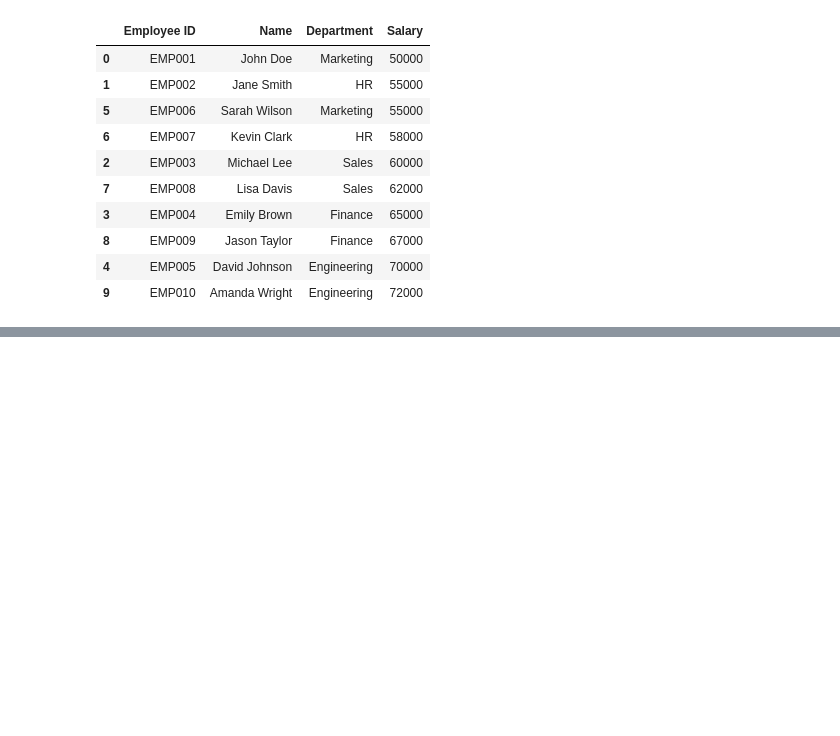
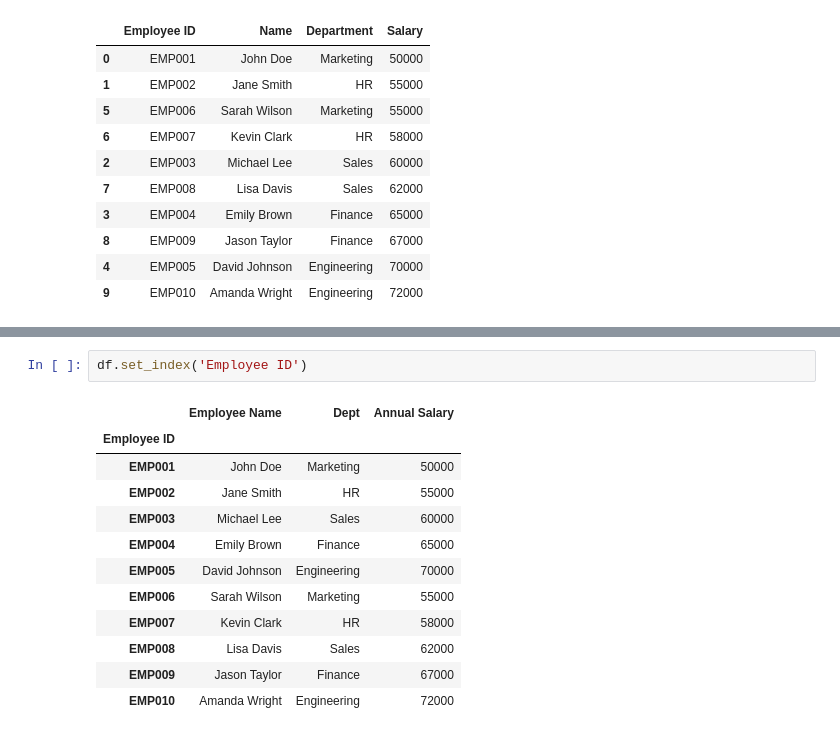
Before and after one commit to akthematrixsriker/Data-Analysis-Pandas, a Jupyter notebook: EmpData.ipynb, the cells around one changed output, grey strips where cells are left out. Drawn from its saved outputs; the diff is of its cells as text; blank space fills up the shorter version.

```diff
--- a/EmpData.ipynb
+++ b/EmpData.ipynb
@@ -142,0 +209,15 @@ df_SortSal
+# %%
+df.set_index('Employee ID')
+# %% [output]
+|  | Employee Name | Dept | Annual Salary |
+| Employee ID |  |  |  |
+| EMP001 | John Doe | Marketing | 50000 |
+| EMP002 | Jane Smith | HR | 55000 |
+| EMP003 | Michael Lee | Sales | 60000 |
+| EMP004 | Emily Brown | Finance | 65000 |
+| EMP005 | David Johnson | Engineering | 70000 |
+| EMP006 | Sarah Wilson | Marketing | 55000 |
+| EMP007 | Kevin Clark | HR | 58000 |
+| EMP008 | Lisa Davis | Sales | 62000 |
+| EMP009 | Jason Taylor | Finance | 67000 |
+| EMP010 | Amanda Wright | Engineering | 72000 |
```
Also changed, not shown: parts of 7 cells of this notebook.
